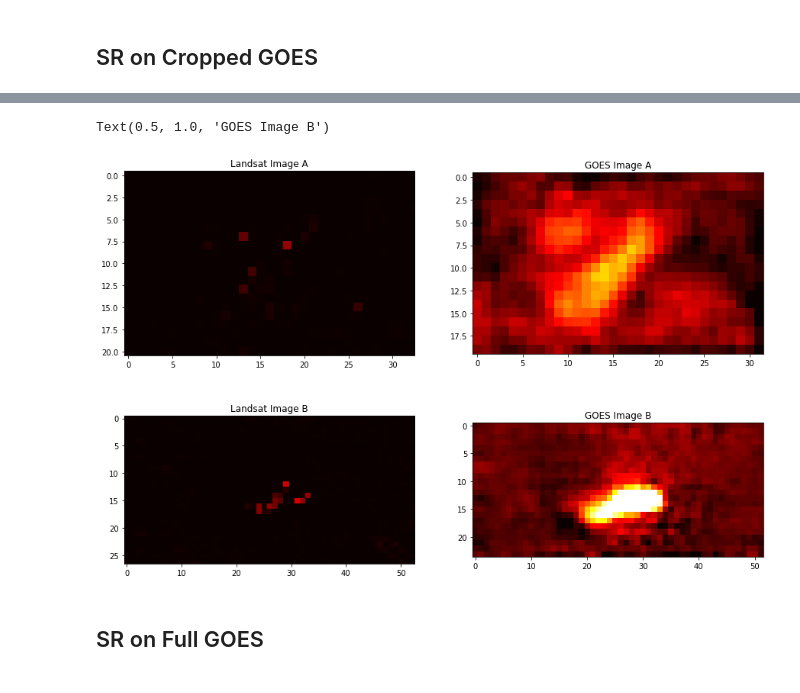
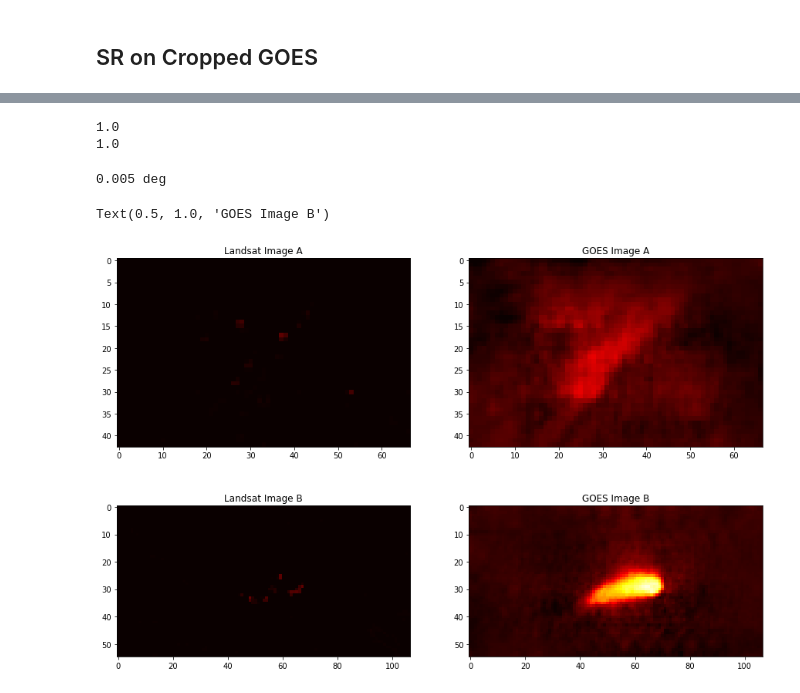
Before and after one commit to ccny-glasslab/Fires, a Jupyter notebook: landsat_SR.ipynb, the cells around one changed output, grey strips where cells are left out. Drawn from its saved outputs; the diff is of its cells as text; code cells hidden in the pictures.

Commit message:
completed resizing to landsat shapes

```diff
--- a/landsat_SR.ipynb
+++ b/landsat_SR.ipynb
@@ -161,18 +302,51 @@ new_landsat_diff_B = new_landsat_039_B - new_landsat_103_B
+# %%
+print(dice_score(new_landsat_diff_A, new_goes_diff_A))
+print(dice_score(new_landsat_diff_B, new_goes_diff_B))
+# %% [output]
+1.0
+1.0
+# %%
+landsat_img_039_A = np.flipud(np.load(landsat_path + 'LC08_L2SP_044032_20210828_20210901_02_T1_goesLS_BT3.9_gridAcent0.01deg.npy'))
+new_landsat_img_039_A = np.flipud(np.load(landsat_path + 'LC08_L2SP_044032_20210828_20210901_02_T1_goesLS_BT3.9_gridAcent0.005deg.npy'))
+goes_img_original_039_A = esrgan_sharpening_img(goes_img_original_039_A)
+
+landsat_img_103_A = np.flipud(np.load(landsat_path + 'LC08_L2SP_044032_20210828_20210901_02_T1_goesLS_BT10.3_gridAcent0.01deg.npy'))
+new_landsat_img_103_A = np.flipud(np.load(landsat_path + 'LC08_L2SP_044032_20210828_20210901_02_T1_goesLS_BT10.3_gridAcent0.005deg.npy'))
+goes_img_original_103_A = esrgan_sharpening_img(goes_img_original_103_A)
+
+new_landsat_diff_A = new_landsat_img_039_A - new_landsat_img_103_A
+new_goes_img_039_A = shiftPixels(new_landsat_img_039_A, goes_img_original_039_A, 0, -1)
+new_goes_img_103_A = shiftPixels(new_landsat_img_103_A, goes_img_original_103_A, 0, -1)
+new_goes_diff_A = new_goes_img_039_A - new_goes_img_103_A
+
+landsat_img_039_B = np.flipud(np.load(landsat_path + 'LC08_L2SP_044032_20210828_20210901_02_T1_goesLS_BT3.9_gridBcent0.01deg.npy'))
+new_landsat_img_039_B = np.flipud(np.load(landsat_path + 'LC08_L2SP_044032_20210828_20210901_02_T1_goesLS_BT3.9_gridBcent0.005deg.npy'))
+goes_img_original_039_B = esrgan_sharpening_img(goes_img_original_039_B)
+
+landsat_img_103_B = np.flipud(np.load(landsat_path + 'LC08_L2SP_044032_20210828_20210901_02_T1_goesLS_BT10.3_gridBcent0.01deg.npy'))
+new_landsat_img_103_B = np.flipud(np.load(landsat_path + 'LC08_L2SP_044032_20210828_20210901_02_T1_goesLS_BT10.3_gridBcent0.005deg.npy'))
+goes_img_original_103_B = esrgan_sharpening_img(goes_img_original_103_B)
+
+new_landsat_diff_B = new_landsat_img_039_B - new_landsat_img_103_B
+new_goes_img_039_B = shiftPixels(new_landsat_img_039_B, goes_img_original_039_B, 0, -1)
+new_goes_img_103_B = shiftPixels(new_landsat_img_103_B, goes_img_original_103_B, 0, -1)
+new_goes_diff_B = new_goes_img_039_B - new_goes_img_103_B
 # %%
+print("0.005 deg")
+
 f, (ax1, ax2) = plt.subplots(2, 2, figsize=(15, 10))
-max_temp = 30
+max_temp = 65
 min_temp = 0
 ax1[0].imshow(new_landsat_diff_A, vmin = min_temp, vmax = max_temp, cmap='hot')
 ax1[0].set_title('Landsat Image A')
 ax1[1].imshow(new_goes_diff_A, vmin = min_temp, vmax = max_temp, cmap='hot')
 ax1[1].set_title('GOES Image A')
 # plt.colorbar(landsat_map, ax = ax2, shrink=0.25)
 ax2[0].imshow(new_landsat_diff_B, vmin = min_temp, vmax = max_temp, cmap='hot')
 ax2[0].set_title('Landsat Image B')
 ax2[1].imshow(new_goes_diff_B, vmin = min_temp, vmax = max_temp, cmap='hot')
 ax2[1].set_title('GOES Image B')
 # %% [output]
-Text(0.5, 1.0, 'GOES Image B')
+0.005 deg
+Text(0.5, 1.0, 'GOES Image B')
-[figure, old version]
+[figure, new version]
-# %% [markdown]
-## SR on Full GOES
```
Also changed, not shown: parts of 13 cells of this notebook, 2 other files.
